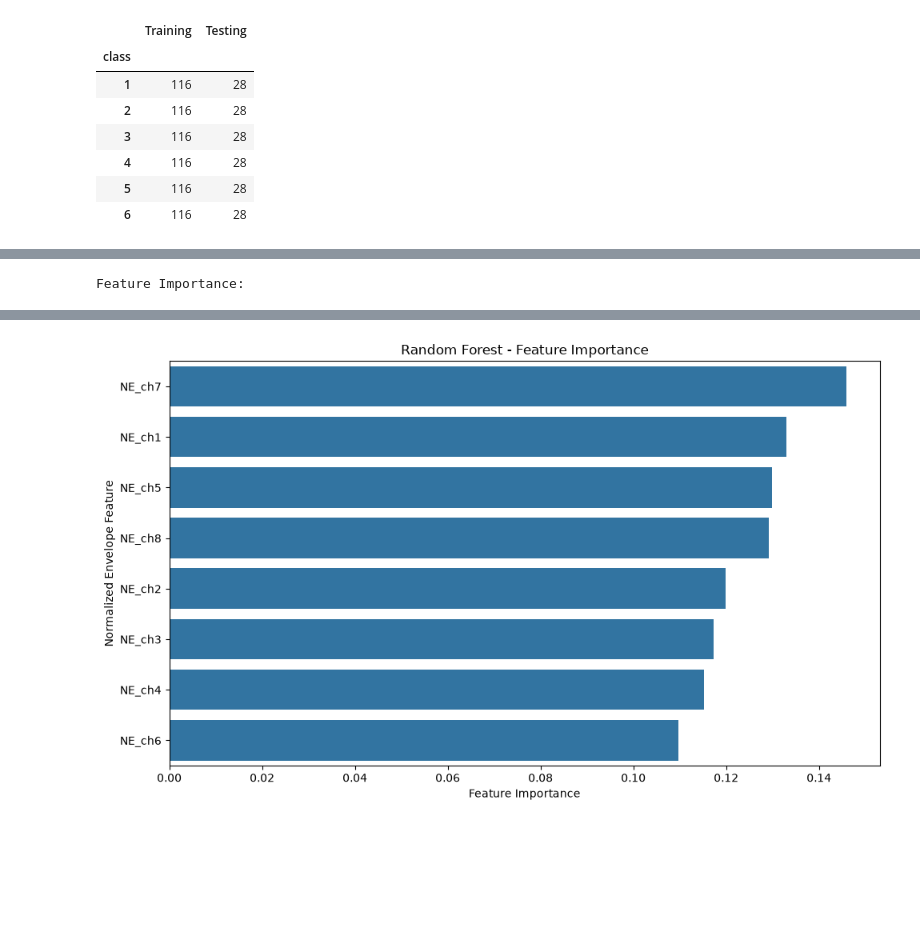
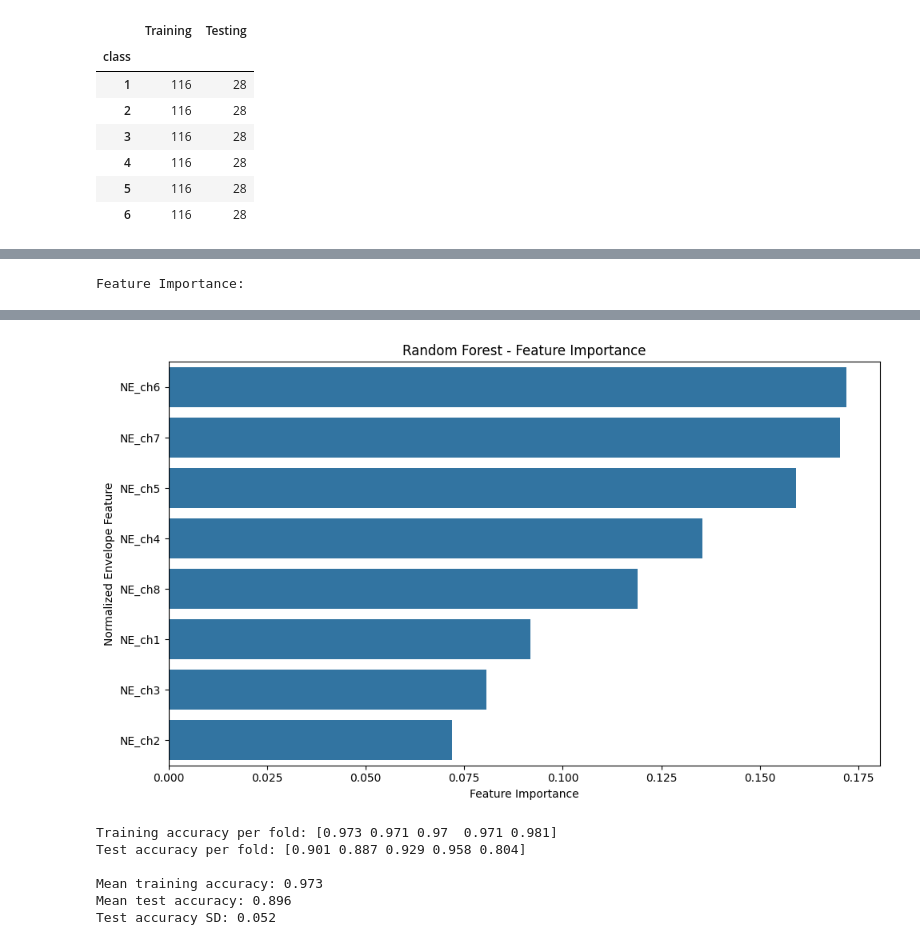
Before and after one commit to laauritaa/S-S_EMG, a Jupyter notebook: Model_Testing.ipynb, the cells around one changed output, grey strips where cells are left out. Drawn from its saved outputs; the diff is of its cells as text; code cells hidden in the pictures; blank space fills up the shorter version.

```diff
--- a/Model_Testing.ipynb
+++ b/Model_Testing.ipynb
@@ -11,7 +11,7 @@ import numpy as np
 import pandas as pd
 import matplotlib.pyplot as plt
 import seaborn as sns
-
+from scipy.signal import butter, filtfilt
 from sklearn.model_selection import GroupShuffleSplit
 from sklearn.ensemble import RandomForestClassifier
 from sklearn.metrics import (
@@ -106,6 +106,17 @@ for _, group in data.groupby("gesture_block", sort=False):
 
     # Rectify EMG signal
     rectified = np.abs(stroke)
+    fs = 1000
+    cutoff = 3
+    order = 4
+
+    # Design low-pass Butterworth filter
+    b, a = butter(
+        order,
+        cutoff / (fs / 2),
+        btype="low"
+    )
+    rectified = filtfilt(b, a, rectified, axis=0)
 
     # Mean Absolute Value
     mav = np.mean(rectified, axis=0)
@@ -276,11 +287,16 @@ display(class_distribution)
 
 
 # ============================================================
-# 9. TRAIN RANDOM FOREST
+# 9. TRAIN REGULARIZED RANDOM FOREST
 # ============================================================
 
 rf_model = RandomForestClassifier(
-    n_estimators=100,
+    n_estimators=300,
+    max_depth=10,
+    min_samples_split=10,
+    min_samples_leaf=5,
+    max_features="sqrt",
+    class_weight="balanced",
     random_state=42,
     n_jobs=-1
 )
@@ -379,6 +395,55 @@ plt.ylabel("Normalized Envelope Feature")
 
 plt.tight_layout()
 plt.show()
+
+
+
+
+
+# ============================================================
+# 14. GROUP CROSS-VALIDATION
+# ============================================================
+
+from sklearn.model_selection import GroupKFold, cross_validate
+
+cv_model = RandomForestClassifier(
+    n_estimators=300,
+    max_depth=10,
+    min_samples_split=10,
+    min_samples_leaf=5,
+    max_features="sqrt",
+    class_weight="balanced",
+    random_state=42,
+    n_jobs=-1
+)
+
+cv = GroupKFold(n_splits=5)
+
+cv_results = cross_validate(
+    cv_model,
+    X,
+    y,
+    groups=groups,
+    cv=cv,
+    scoring="accuracy",
+    return_train_score=True,
+    n_jobs=1
+)
+
+print("Training accuracy per fold:",
+      np.round(cv_results["train_score"], 3))
+
+print("Test accuracy per fold:",
+      np.round(cv_results["test_score"], 3))
+
+print(f"\nMean training accuracy: "
+      f"{cv_results['train_score'].mean():.3f}")
+
+print(f"Mean test accuracy: "
+      f"{cv_results['test_score'].mean():.3f}")
+
+print(f"Test accuracy SD: "
+      f"{cv_results['test_score'].std():.3f}")
 # %% [output]
 ============================================================
 DATASET OVERVIEW
@@ -463,4 +523,10 @@ Feature Importance:
-[figure, old version]
+[figure, new version]
+Training accuracy per fold: [0.973 0.971 0.97  0.971 0.981]
+Test accuracy per fold: [0.901 0.887 0.929 0.958 0.804]
+
+Mean training accuracy: 0.973
+Mean test accuracy: 0.896
+Test accuracy SD: 0.052
 # %%
 # ============================================================
 # INITIALIZE MODEL COMPARISON
```
Also changed, not shown: parts of 14 cells of this notebook, 2 other files.
